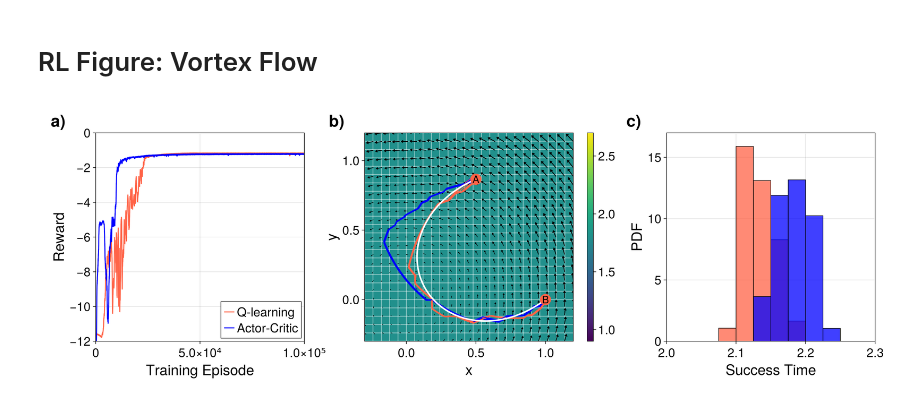
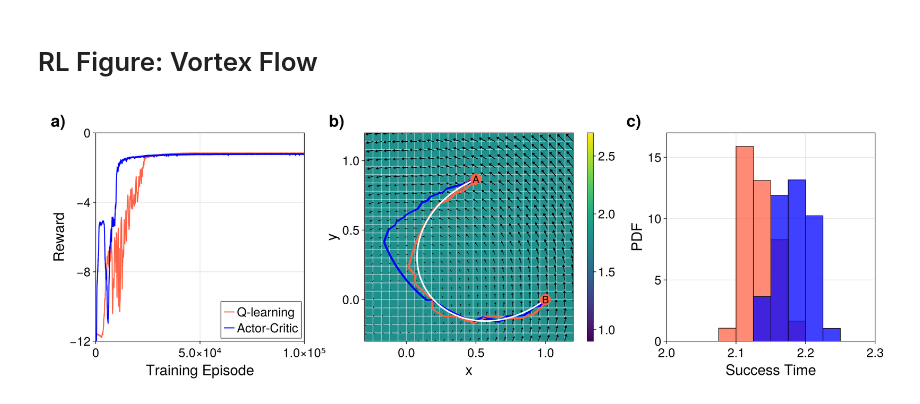
Before and after one commit to parfenyev/opt-navig, a Jupyter notebook: Reinforcement Learning/_Figures/Vortex Flow/Vortex Flow.ipynb, the cells around one changed output. Saved outputs shown, nothing was run; the diff lists cells and outputs as text; code cells hidden in the pictures.

```diff
--- a/Reinforcement Learning/_Figures/Vortex Flow/Vortex Flow.ipynb
+++ b/Reinforcement Learning/_Figures/Vortex Flow/Vortex Flow.ipynb
@@ -65,7 +65,7 @@ fig = Figure(size = (1650, 550), fontsize=24)
 ax1 = Axis(fig[1, 1],
     xlabel = "Training Episode", xlabelsize=28, xticklabelsize=24,
     ylabel = "Reward", ylabelsize=28, yticklabelsize=24,
-    aspect = 1, limits = ((0, 1.0*n_train), (-12, 0))
+    aspect = 1, limits = ((0, 1.0*n_train), (-12, 0)), yticks=[-12,-8,-4,0]
 )
 
 lines!(ax1, moving_average(q_data["r_tracks"],250), color=:tomato, label="Q-learning", linewidth=2)
@@ -122,31 +122,31 @@ text!(xB, yB, text = "B", align = (:center, :center), fontsize=20)
 
 Label(fig[1, 2, TopLeft()], "b)",
         fontsize = 32,
         font = :bold,
         padding = (0, 30, 5, 0),
         halign = :right)
 
 ####################################
 
 ax3 = Axis(fig[1, 4],
     xlabel = "Success Time", xlabelsize=28, xticklabelsize=24,
     ylabel = "PDF", ylabelsize=28, yticklabelsize=24,
     aspect = 1, limits = ((2.0, 2.3), (0, 17.0)), xticks=[2, 2.1, 2.2, 2.3]
 )
 
 hist!(ax3, q_data["times_EV"], normalization = :pdf, bins=2:0.025:2.3, strokewidth = 1,
         strokecolor = :black, color=(:tomato,0.75))
 
 hist!(ax3, ac_data["times_EV"], normalization = :pdf, bins=2:0.025:2.3, strokewidth = 1,
         strokecolor = :black, color=(:blue, 0.75))
 
 Label(fig[1, 4, TopLeft()], "c)",
         fontsize = 32,
         font = :bold,
         padding = (0, 40, 5, 0),
         halign = :right)
 
 save("RL_vortex_flow.pdf", fig)
 fig
 # %% [output]
-[figure, old version]
+[figure, new version]
```
Also changed, not shown: 5 other files.
